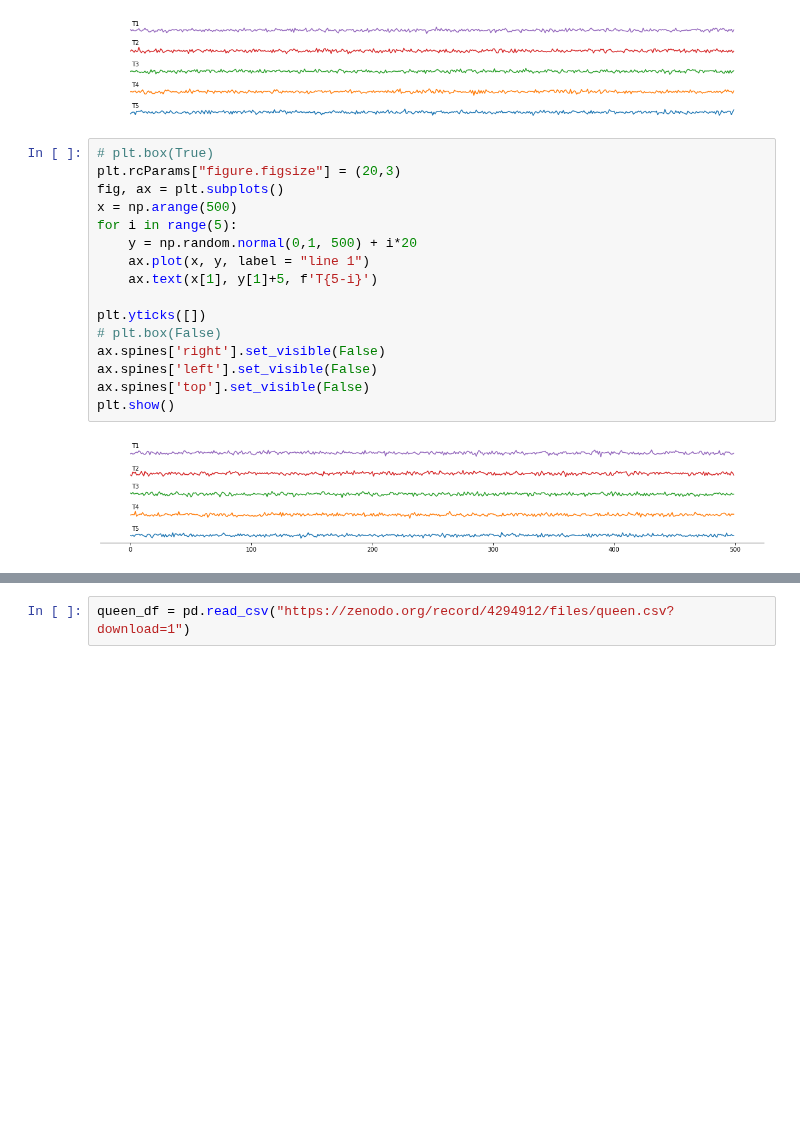
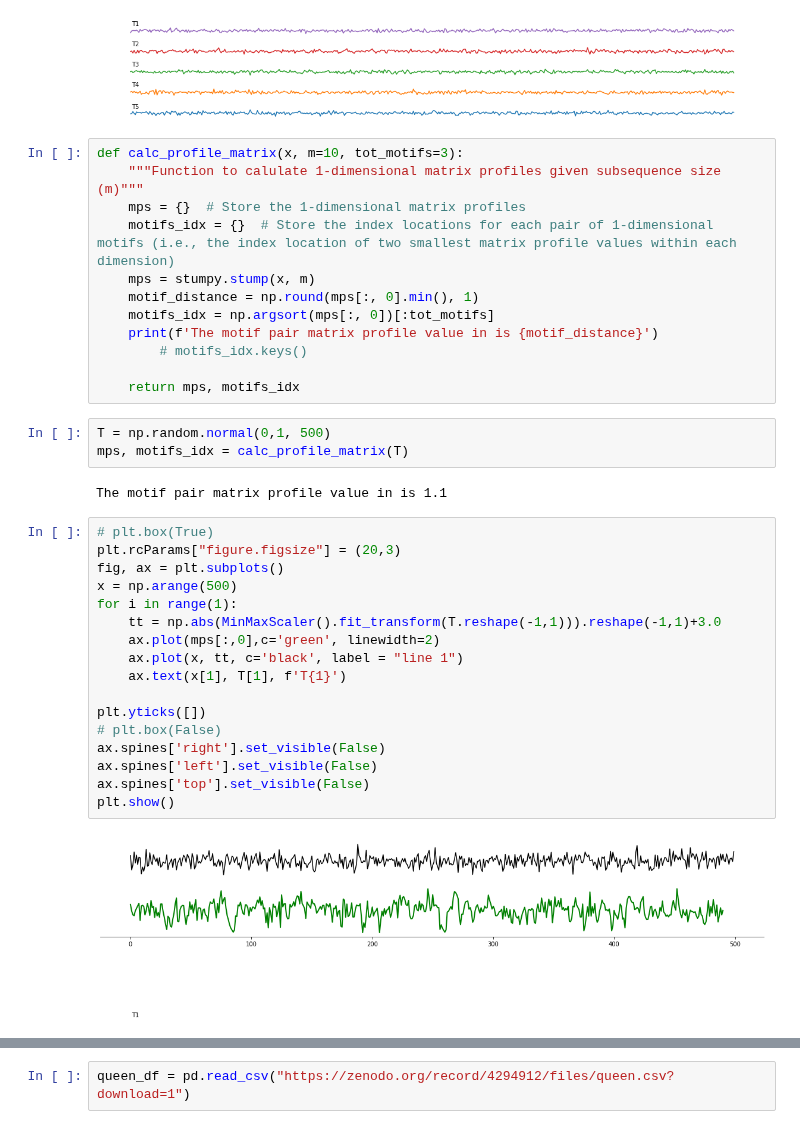
Before and after one commit to Gci04/tom-pattern-recognition, a Jupyter notebook: Notebooks/paperPlots.ipynb, the cells around one changed output, grey strips where cells are left out. Saved outputs shown, nothing was run; the diff lists cells and outputs as text; blank space fills up the shorter version.

```diff
--- a/Notebooks/paperPlots.ipynb
+++ b/Notebooks/paperPlots.ipynb
@@ -41,21 +44,39 @@ plt.box(False)
 plt.show()
 # %% [output]
 [figure]
+# %%
+def calc_profile_matrix(x, m=10, tot_motifs=3):
+    """Function to calulate 1-dimensional matrix profiles given subsequence size (m)"""
+    mps = {}  # Store the 1-dimensional matrix profiles
+    motifs_idx = {}  # Store the index locations for each pair of 1-dimensional motifs (i.e., the index location of two smallest matrix profile values within each dimension)
+    mps = stumpy.stump(x, m)
+    motif_distance = np.round(mps[:, 0].min(), 1)
+    motifs_idx = np.argsort(mps[:, 0])[:tot_motifs]
+    print(f'The motif pair matrix profile value in is {motif_distance}')
+        # motifs_idx.keys()
+
+    return mps, motifs_idx
+# %%
+T = np.random.normal(0,1, 500)
+mps, motifs_idx = calc_profile_matrix(T)
+# %% [output]
+The motif pair matrix profile value in is 1.1
 # %%
 # plt.box(True)
 plt.rcParams["figure.figsize"] = (20,3)
 fig, ax = plt.subplots()
 x = np.arange(500)
-for i in range(5):
-    y = np.random.normal(0,1, 500) + i*20
-    ax.plot(x, y, label = "line 1")
-    ax.text(x[1], y[1]+5, f'T{5-i}')
+for i in range(1):
+    tt = np.abs(MinMaxScaler().fit_transform(T.reshape(-1,1))).reshape(-1,1)+3.0
+    ax.plot(mps[:,0],c='green', linewidth=2)
+    ax.plot(x, tt, c='black', label = "line 1")
+    ax.text(x[1], T[1], f'T{1}')
 
 plt.yticks([])
 # plt.box(False)
 ax.spines['right'].set_visible(False)
 ax.spines['left'].set_visible(False)
 ax.spines['top'].set_visible(False)
 plt.show()
 # %% [output]
-[figure, old version]
+[figure, new version]
```
Also changed, not shown: parts of 4 cells of this notebook, 1 other file.
